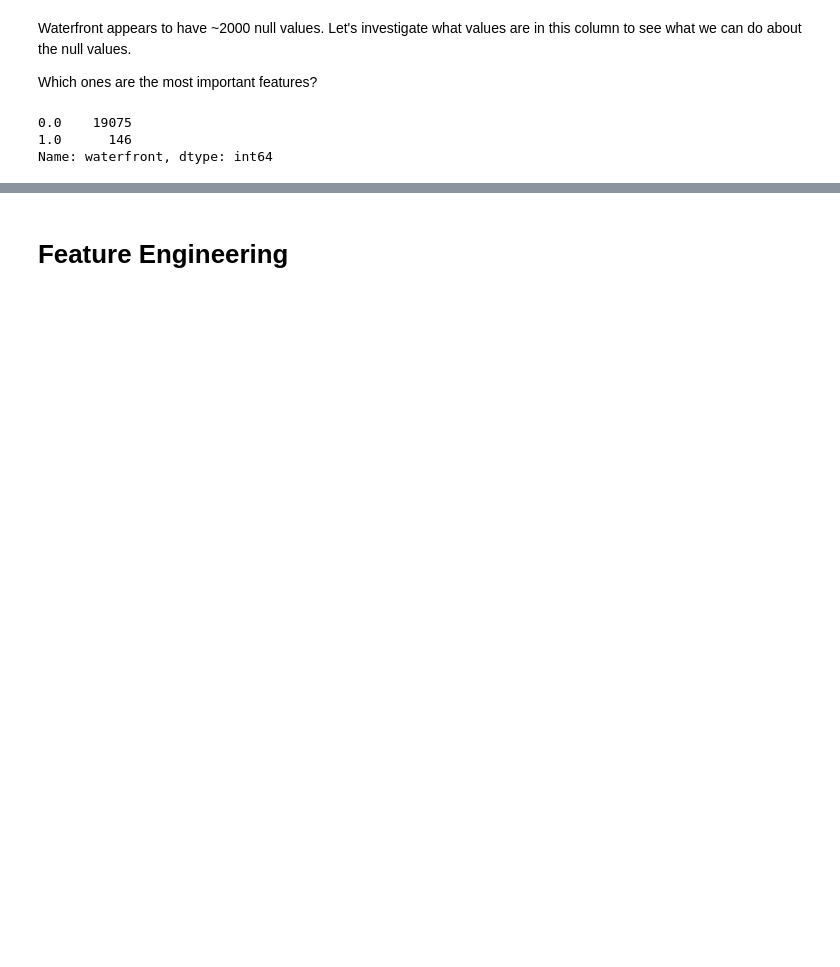
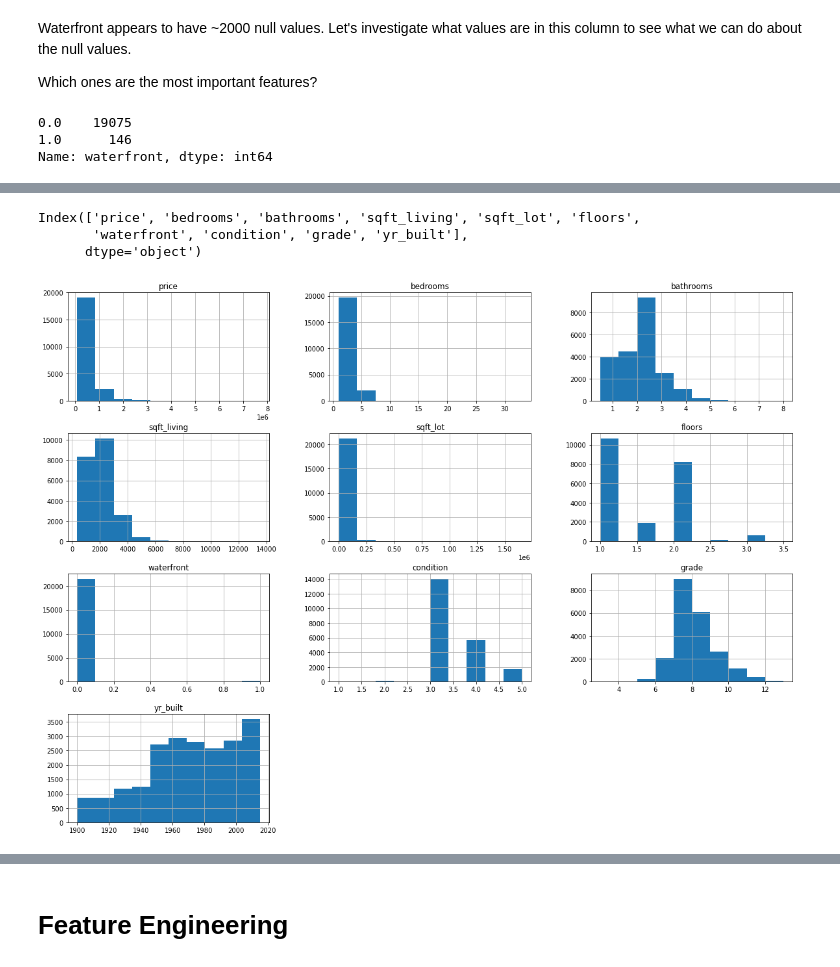
Before and after one commit to ewehmueller/housing-analysis, a Jupyter notebook: kc_housing.ipynb, the cells around one changed output, grey strips where cells are left out. Drawn from its saved outputs; the diff is of its cells as text; code cells hidden in the pictures; blank space fills up the shorter version.

```diff
--- a/kc_housing.ipynb
+++ b/kc_housing.ipynb
@@ -117,0 +146,12 @@ df_col_drops.waterfront.fillna(0, inplace=True)
+# %%
+df_col_drops.columns
+# %% [output]
+Index(['price', 'bedrooms', 'bathrooms', 'sqft_living', 'sqft_lot', 'floors',
+       'waterfront', 'condition', 'grade', 'yr_built'],
+      dtype='object')
+# %%
+#iterating over all columns except id to see general distributions
+
+df_col_drops.hist(figsize = (20,15));
+# %% [output]
+[figure, added]
```
Also changed, not shown: parts of 50 cells of this notebook.
